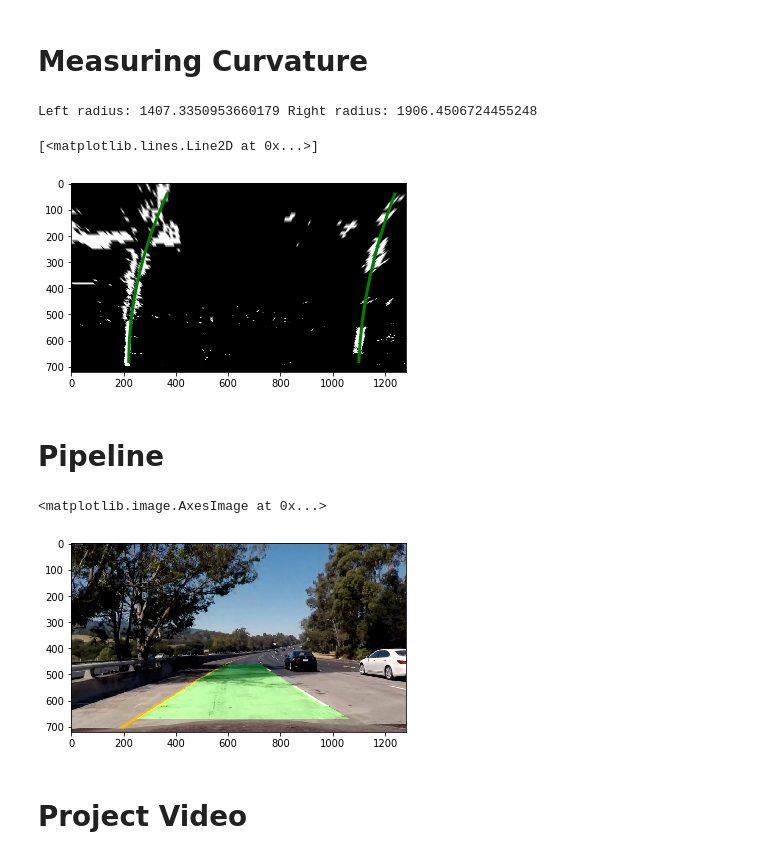
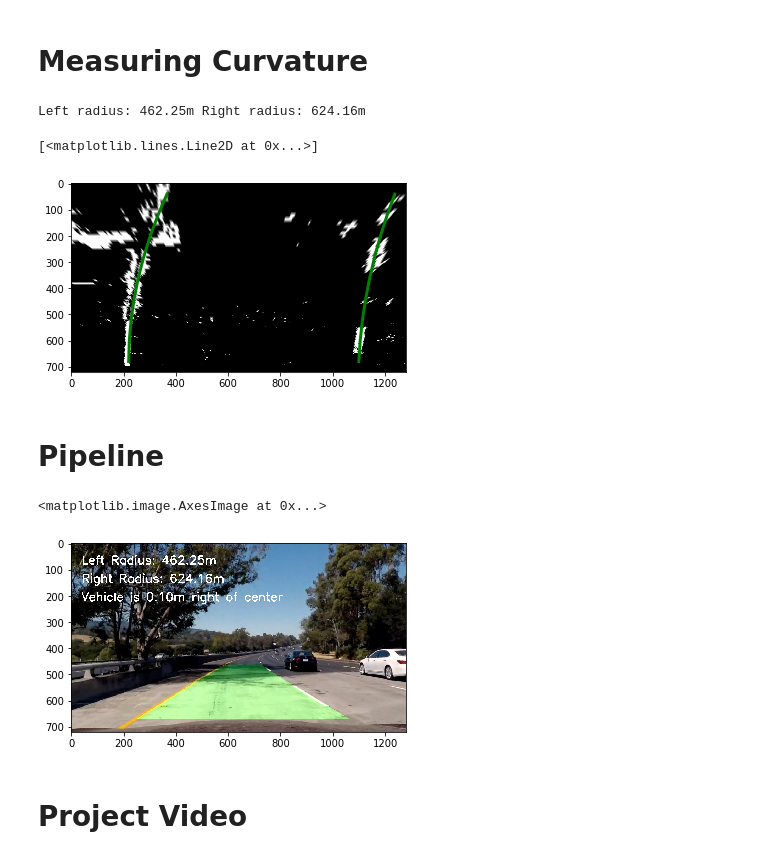
Before and after one commit to jinscript/CarND-Advanced-Lane-Lines, a Jupyter notebook: advanced_lane_finding.ipynb, the cells around one changed output. Saved outputs shown, nothing was run; the diff lists cells and outputs as text; code cells hidden in the pictures.

```diff
--- a/advanced_lane_finding.ipynb
+++ b/advanced_lane_finding.ipynb
@@ -298,6 +298,10 @@ plt.imshow(output)
 # %% [markdown]
 # Measuring Curvature
 # %%
+# Define conversions in x and y from pixels space to meters
+ym_per_pix = 30/720 # meters per pixel in y dimension
+xm_per_pix = 3.7/700 # meters per pixel in x dimension
+
 def poly_fit(centroids):
 
     ploty, leftx, rightx = [], [], []
@@ -317,83 +321,65 @@ def poly_fit(centroids):
     right_fit = np.polyfit(ploty, rightx, 2)
     right_fitx = right_fit[0]*ploty**2 + right_fit[1]*ploty + right_fit[2]
 
-    # Define y-value where we want radius of curvature
-    # I'll choose the maximum y-value, corresponding to the bottom of the image
-    y_eval = np.max(ploty)
-    left_curverad = ((1 + (2*left_fit[0]*y_eval + left_fit[1])**2)**1.5) / np.absolute(2*left_fit[0])
-    right_curverad = ((1 + (2*right_fit[0]*y_eval + right_fit[1])**2)**1.5) / np.absolute(2*right_fit[0])
+    # Fit new polynomials to x,y in world space
+    left_fit_cr = np.polyfit(ploty*ym_per_pix, leftx*xm_per_pix, 2)
+    right_fit_cr = np.polyfit(ploty*ym_per_pix, rightx*xm_per_pix, 2)
+    # Calculate the new radii of curvature
+    left_curverad = ((1 + (2*left_fit_cr[0]*y_eval*ym_per_pix + left_fit_cr[1])**2)**1.5) / np.absolute(2*left_fit_cr[0])
+    right_curverad = ((1 + (2*right_fit_cr[0]*y_eval*ym_per_pix + right_fit_cr[1])**2)**1.5) / np.absolute(2*right_fit_cr[0])
 
     return ploty, left_fitx, right_fitx, left_curverad, right_curverad
 
 ploty, left_fitx, right_fitx, left_curverad, right_curverad = poly_fit(window_centroids)
 
-print('Left radius: {}'.format(left_curverad), 'Right radius: {}'.format(right_curverad))
+print('Left radius: {:03.2f}m'.format(left_curverad), 'Right radius: {:03.2f}m'.format(right_curverad))
 
 plt.imshow(warped, cmap='gray')
 plt.plot(left_fitx, ploty, color='green', linewidth=3)
 plt.plot(right_fitx, ploty, color='green', linewidth=3)
 # %% [output]
-Left radius: 1407.3350953660179 Right radius: 1906.4506724455248
+Left radius: 462.25m Right radius: 624.16m
 [<matplotlib.lines.Line2D at 0x...>]
 [figure]
 # %% [markdown]
 # Pipeline
 # %%
-class Line():
-    def __init__(self):
-        # was the line detected in the last iteration?
-        self.detected = False
-        # x values of the last n fits of the line
-        self.recent_xfitted = []
-        # average x values of the fitted line over the last n iterations
-        self.bestx = None
-        # polynomial coefficients averaged over the last n iterations
-        self.best_fit = None
-        # polynomial coefficients for the most recent fit
-        self.current_fit = [np.array([False])]
-        # radius of curvature of the line in some units
-        self.radius_of_curvature = None
-        # distance in meters of vehicle center from the line
-        self.line_base_pos = None
-        # difference in fit coefficients between last and new fits
-        self.diffs = np.array([0,0,0], dtype='float')
-        # x values for detected line pixels
-        self.allx = None
-        # y values for detected line pixels
-        self.ally = None
-
 def process_image(image):
     undist = undistort(image)
     binary = combined_threshold(undist)
     warped = perspective_transform(binary)
     window_centroids = find_window_centroids(warped)
     ploty, left_fitx, right_fitx, left_curverad, right_curverad = poly_fit(window_centroids)
+
+    offset = ((left_fitx[0] + right_fitx[0]) - warped.shape[1]) / 2 * xm_per_pix
 
     # Create an image to draw the lines on
     warp_zero = np.zeros_like(warped).astype(np.uint8)
     color_warp = np.dstack((warp_zero, warp_zero, warp_zero))
 
     # Recast the x and y points into usable format for cv2.fillPoly()
     pts_left = np.array([np.transpose(np.vstack([left_fitx, ploty]))])
     pts_right = np.array([np.flipud(np.transpose(np.vstack([right_fitx, ploty])))])
     pts = np.hstack((pts_left, pts_right))
 
     # Draw the lane onto the warped blank image
     cv2.fillPoly(color_warp, np.int_([pts]), (0,255, 0))
 
     # Warp the blank back to original image space using inverse perspective matrix (Minv)
     newwarp = inverse_perspective_transform(color_warp)
     # Combine the result with the original image
     result = cv2.addWeighted(undist, 1, newwarp, 0.3, 0)
-
+    cv2.putText(result, "Left Radius: {:03.2f}m".format(left_curverad), (40, 80), cv2.FONT_HERSHEY_SIMPLEX, 1.5, (255,255,255), 4)
+    cv2.putText(result, "Right Radius: {:03.2f}m".format(right_curverad), (40, 150), cv2.FONT_HERSHEY_SIMPLEX, 1.5, (255,255,255), 4)
+    cv2.putText(result, "Vehicle is {:03.2f}m {} of center".format(abs(offset), 'right' if offset > 0 else 'left'), (40, 220), cv2.FONT_HERSHEY_SIMPLEX, 1.5, (255,255,255), 4)
     return result
 
 test_image = mpimg.imread('test_images/test5.jpg')
 result = process_image(test_image)
 plt.imshow(result)
 # %% [output]
 <matplotlib.image.AxesImage at 0x...>
-[figure, old version]
+[figure, new version]
 # %% [markdown]
 # Project Video
 # %%
```
Also changed, not shown: parts of 4 cells of this notebook, 6 other files.
